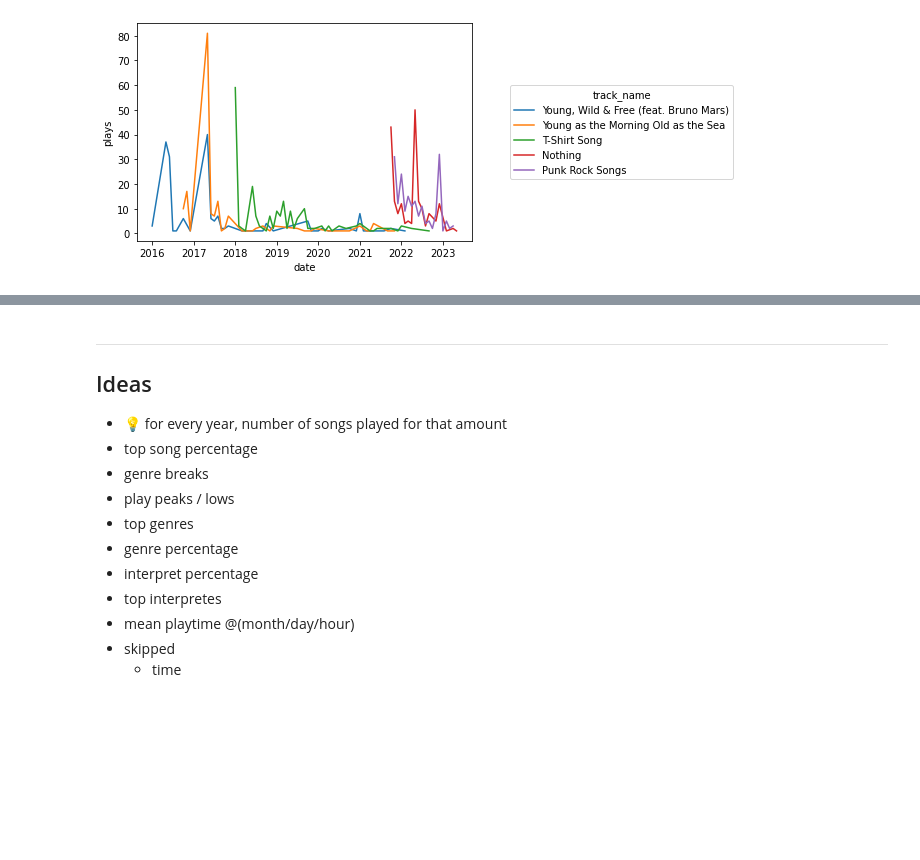
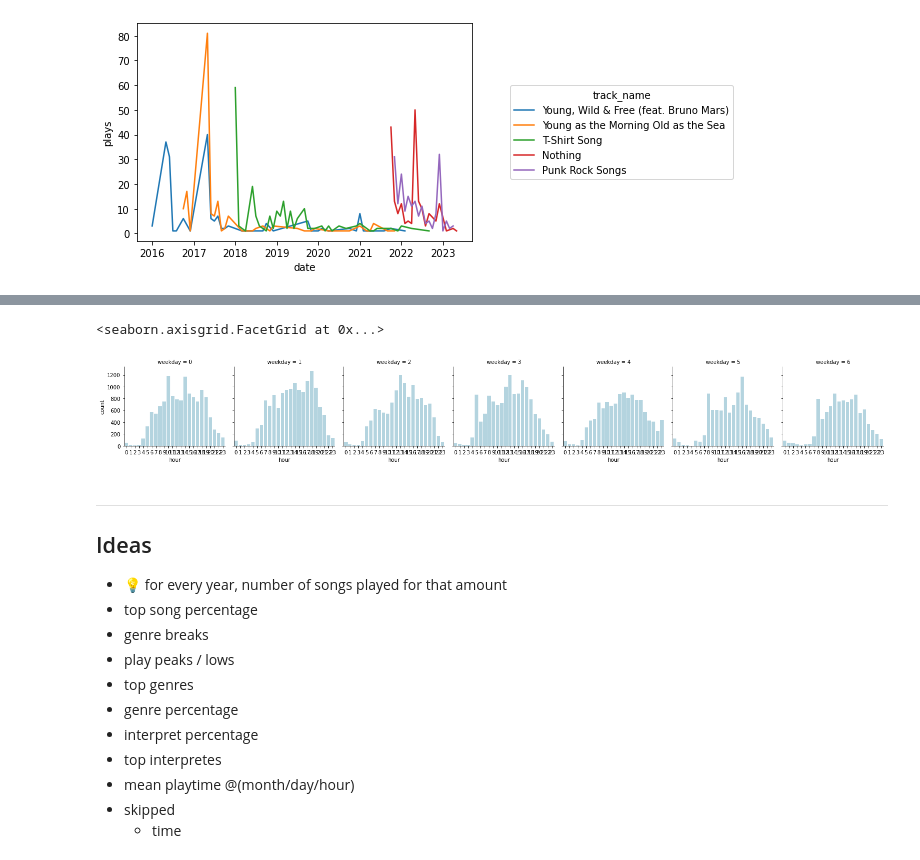
Before and after one commit to OleVoss/spotifystats, a Jupyter notebook: Analysis.ipynb, the cells around one changed output, grey strips where cells are left out. Cells and saved outputs as stored; diff of their text form; code cells hidden in the pictures; blank space fills up the shorter version.

```diff
--- a/Analysis.ipynb
+++ b/Analysis.ipynb
@@ -259,3 +284,14 @@ sns.move_legend(ax, "center left", bbox_to_anchor=(1.1,0.5))
+# %%
+df_weekday_plays = df_orig.groupby([df_orig["ts"].dt.weekday, df_orig["ts"].dt.hour])["ts"].count().to_frame()
+df_weekday_plays.columns = ["count"]
+df_weekday_plays.index.rename(["weekday", "hour"], inplace=True)
+df_weekday_plays = df_weekday_plays.reset_index()
+
+sea = sns.FacetGrid(df_weekday_plays, col="weekday")
+sea.map(sns.barplot, "hour", "count", color="lightblue")
+# %% [output]
+<seaborn.axisgrid.FacetGrid at 0x...>
+[figure, added]
 # %% [markdown]
 ---
 ## Ideas
```
Also changed, not shown: parts of 6 cells of this notebook, 4 other files.
